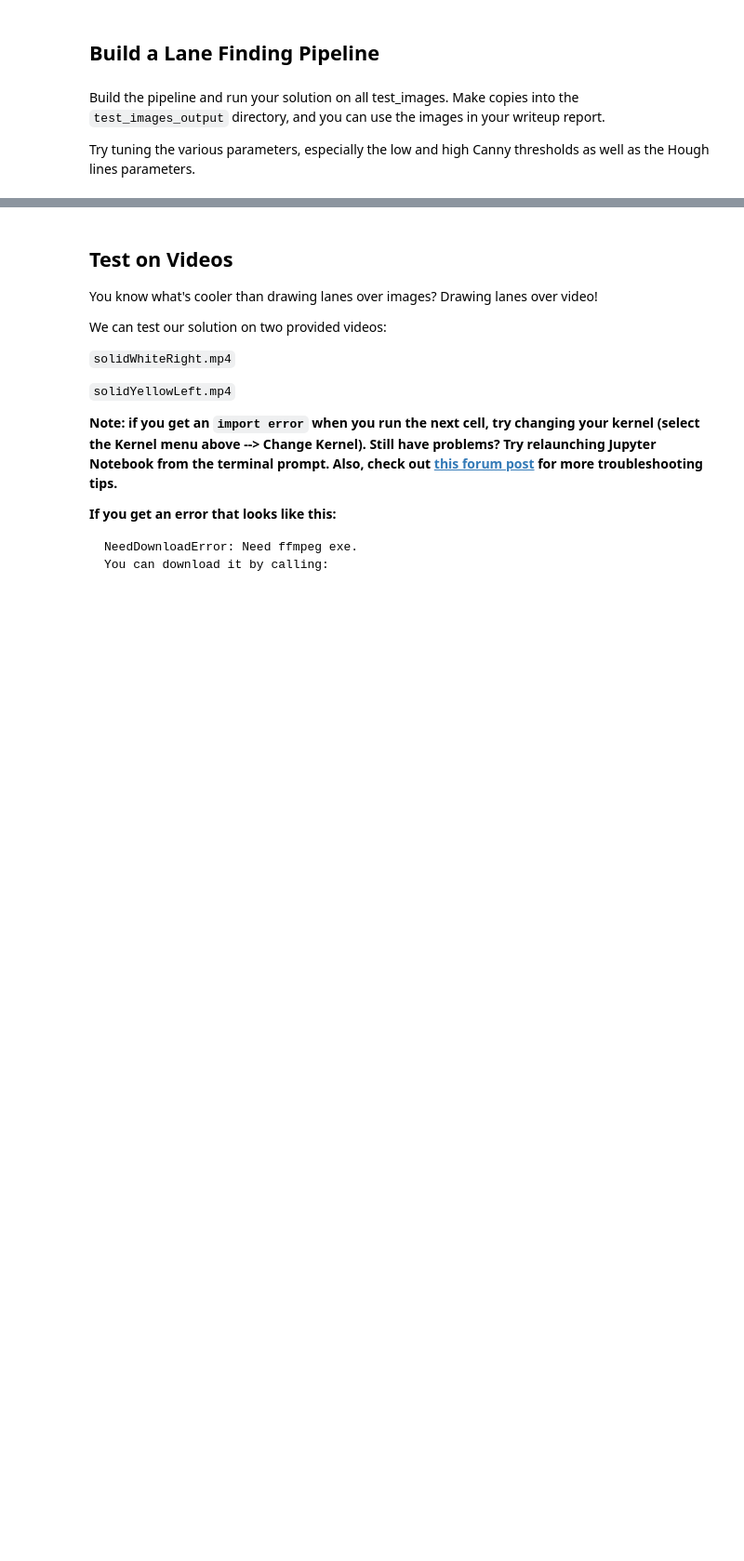
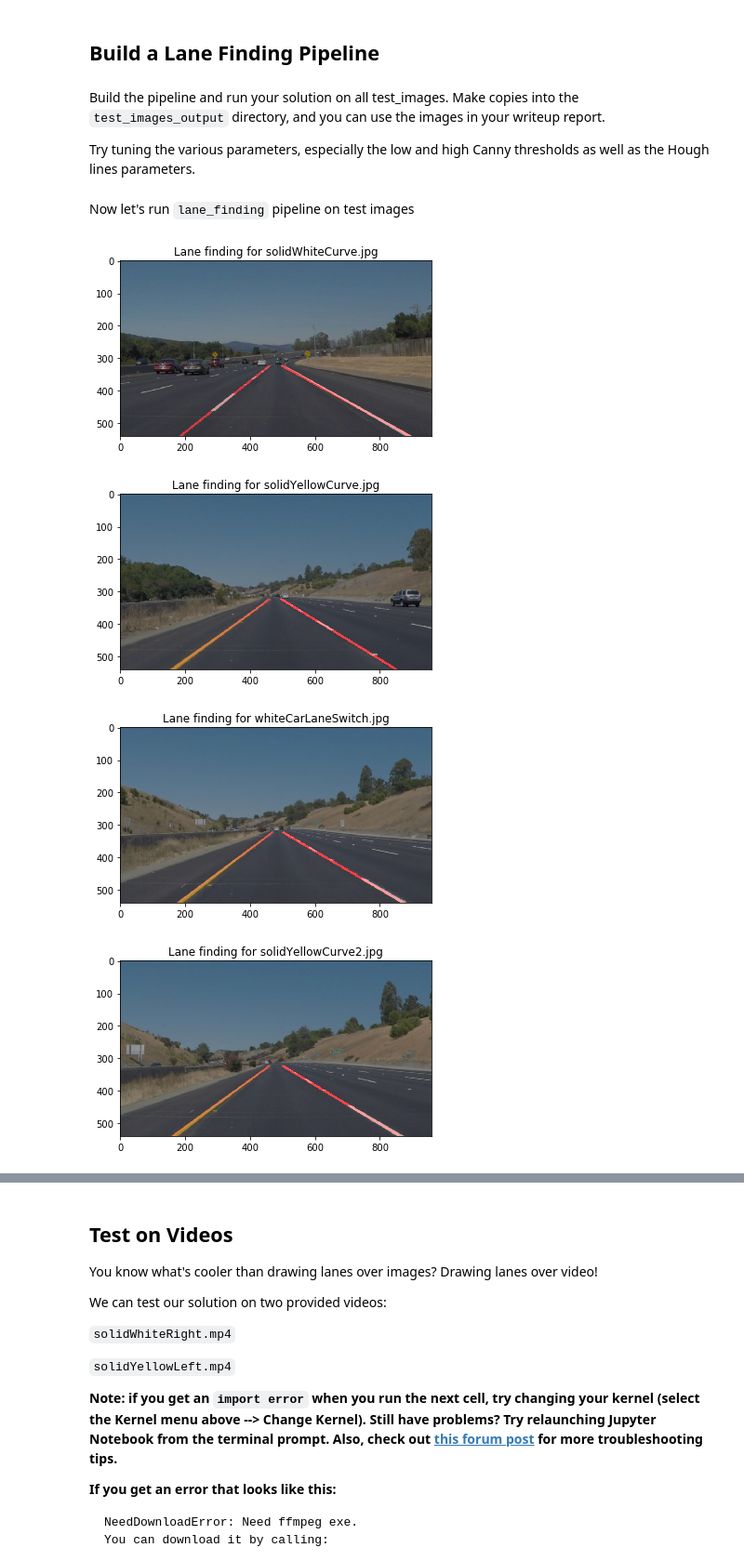
Before and after one commit to minh84/udacity_carnd, a Jupyter notebook: CarND-LaneLines-P1/P1.ipynb, the cells around one changed output, grey strips where cells are left out. Shown: that part at 93% size. Saved outputs shown, nothing was run; the diff lists cells and outputs as text; code cells hidden in the pictures; blank space fills up the shorter version.

```diff
--- a/CarND-LaneLines-P1/P1.ipynb
+++ b/CarND-LaneLines-P1/P1.ipynb
@@ -266,0 +343,15 @@ def lane_finding(img):
+# %% [markdown]
+Now let's run `lane_finding` pipeline on test images
+# %%
+for img in test_imgs:
+    image =  mpimg.imread('test_images/{}'.format(img))
+    plt.figure()
+    lf_img, _ = lane_finding(image)
+    plt.imshow(lf_img)
+    plt.title('Lane finding for {}'.format(img))
+    imsave('test_images_output/{}'.format(img), lf_img)
+# %% [output]
+[figure, added]
+[figure, added]
+[figure, added]
+[figure, added]
```
Also changed, not shown: parts of 14 cells of this notebook, 14 other files.
